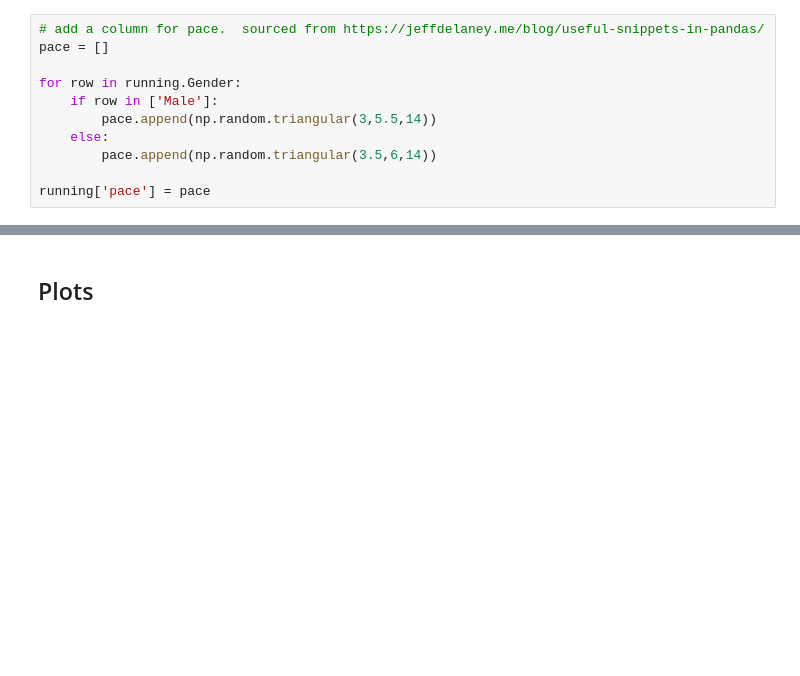
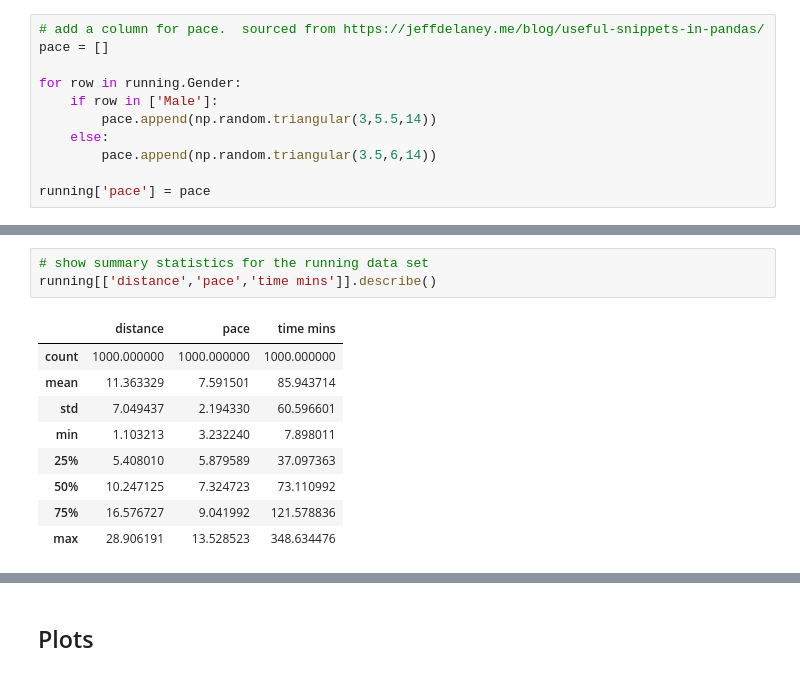
Before and after one commit to davidobrien1/project, a Jupyter notebook: phenomenon.ipynb, the cells around one changed output, grey strips where cells are left out. Saved outputs shown, nothing was run; the diff lists cells and outputs as text; blank space fills up the shorter version.

```diff
--- a/phenomenon.ipynb
+++ b/phenomenon.ipynb
@@ -184,3 +178,16 @@ running[['Gender','pace']].describe()
+# %%
+# show summary statistics for the running data set
+running[['distance','pace','time mins']].describe()
+# %% [output]
+|  | distance | pace | time mins |
+| count | 1000.000000 | 1000.000000 | 1000.000000 |
+| mean | 11.363329 | 7.591501 | 85.943714 |
+| std | 7.049437 | 2.194330 | 60.596601 |
+| min | 1.103213 | 3.232240 | 7.898011 |
+| 25% | 5.408010 | 5.879589 | 37.097363 |
+| 50% | 10.247125 | 7.324723 | 73.110992 |
+| 75% | 16.576727 | 9.041992 | 121.578836 |
+| max | 28.906191 | 13.528523 | 348.634476 |
 # %%
 # show the mean of the variables for the male and female
 running.groupby("Gender").mean()
```
Also changed, not shown: parts of 18 cells of this notebook.
